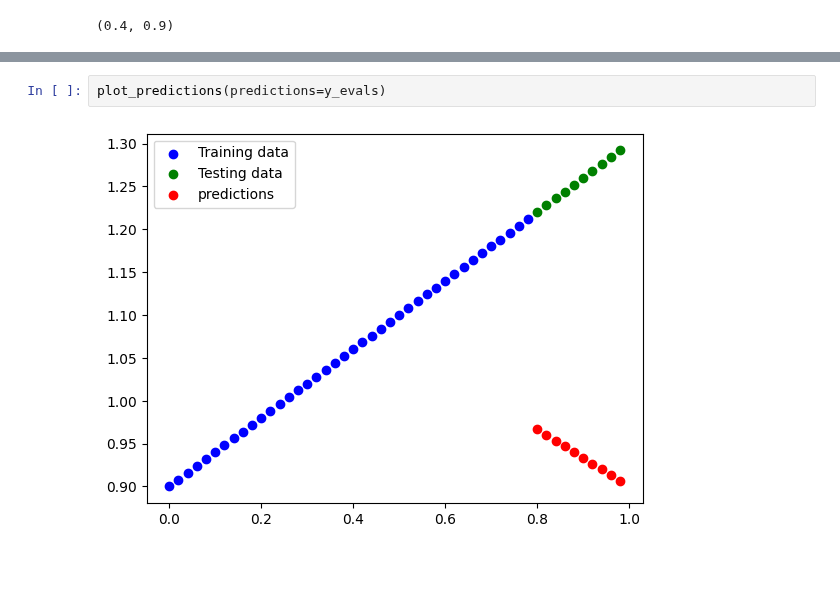
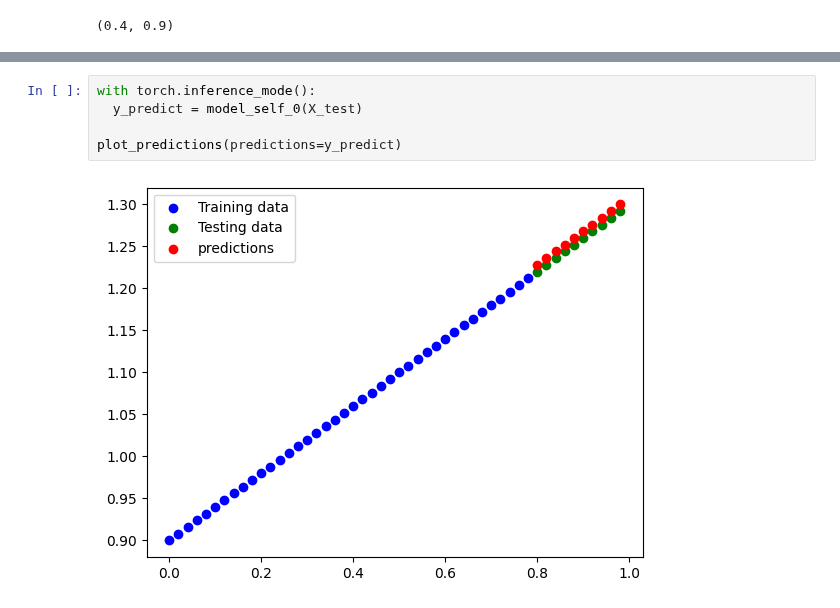
Before and after one commit to ShriVarshaan/pytorch-learning-log, a Jupyter notebook: pytorch_workflow_fundamentals.ipynb, the cells around one changed output, grey strips where cells are left out. Drawn from its saved outputs; the diff is of its cells as text; blank space fills up the shorter version.

```diff
--- a/pytorch_workflow_fundamentals.ipynb
+++ b/pytorch_workflow_fundamentals.ipynb
@@ -532,4 +532,7 @@ plt.show()
-# %%
-plot_predictions(predictions=y_evals)
-# %% [output]
-[figure, removed]
+# %%
+with torch.inference_mode():
+  y_predict = model_self_0(X_test)
+
+plot_predictions(predictions=y_predict)
+# %% [output]
+[figure, added]
```
Also changed, not shown: parts of 5 cells of this notebook.
